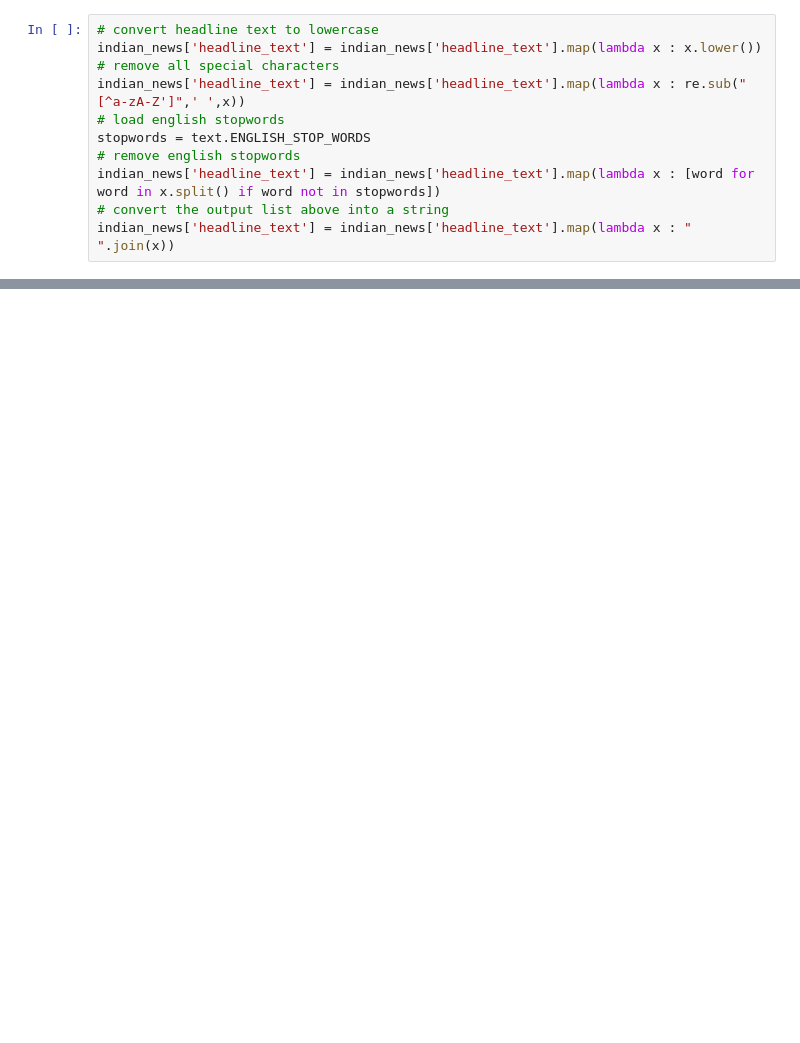
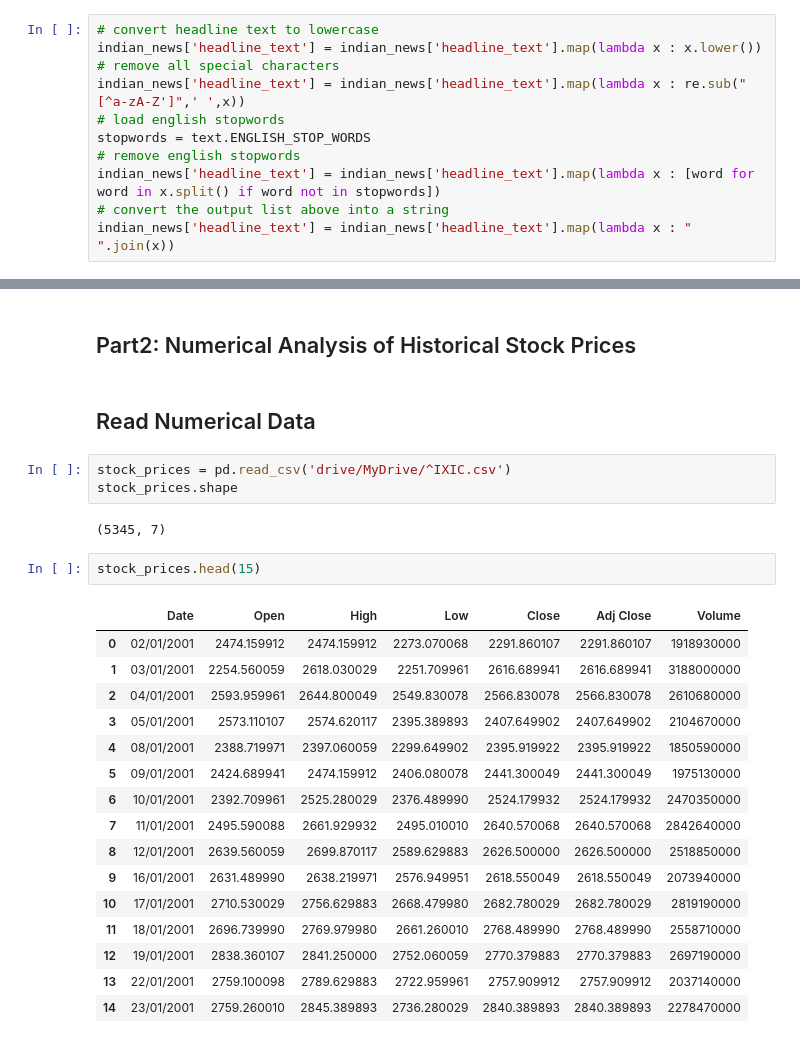
Before and after one commit to mahmoudkahled/Stock-Market-Prediction-using-Numerical-and-Textual-Analysis, a Jupyter notebook: Stock_Market_Prediction_using_Textual_and_Numerical_Analysis.ipynb, the cells around one changed output, grey strips where cells are left out. Cells and saved outputs as stored; diff of their text form; blank space fills up the shorter version.

```diff
--- a/Stock_Market_Prediction_using_Textual_and_Numerical_Analysis.ipynb
+++ b/Stock_Market_Prediction_using_Textual_and_Numerical_Analysis.ipynb
@@ -98,0 +154,28 @@ indian_news.head(15)
+# %% [markdown]
+## Part2: Numerical Analysis of Historical Stock Prices
+# %% [markdown]
+## Read Numerical Data
+# %%
+stock_prices = pd.read_csv('drive/MyDrive/^IXIC.csv')
+stock_prices.shape
+# %% [output]
+(5345, 7)
+# %%
+stock_prices.head(15)
+# %% [output]
+|  | Date | Open | High | Low | Close | Adj Close | Volume |
+| 0 | 02/01/2001 | 2474.159912 | 2474.159912 | 2273.070068 | 2291.860107 | 2291.860107 | 1918930000 |
+| 1 | 03/01/2001 | 2254.560059 | 2618.030029 | 2251.709961 | 2616.689941 | 2616.689941 | 3188000000 |
+| 2 | 04/01/2001 | 2593.959961 | 2644.800049 | 2549.830078 | 2566.830078 | 2566.830078 | 2610680000 |
+| 3 | 05/01/2001 | 2573.110107 | 2574.620117 | 2395.389893 | 2407.649902 | 2407.649902 | 2104670000 |
+| 4 | 08/01/2001 | 2388.719971 | 2397.060059 | 2299.649902 | 2395.919922 | 2395.919922 | 1850590000 |
+| 5 | 09/01/2001 | 2424.689941 | 2474.159912 | 2406.080078 | 2441.300049 | 2441.300049 | 1975130000 |
+| 6 | 10/01/2001 | 2392.709961 | 2525.280029 | 2376.489990 | 2524.179932 | 2524.179932 | 2470350000 |
+| 7 | 11/01/2001 | 2495.590088 | 2661.929932 | 2495.010010 | 2640.570068 | 2640.570068 | 2842640000 |
+| 8 | 12/01/2001 | 2639.560059 | 2699.870117 | 2589.629883 | 2626.500000 | 2626.500000 | 2518850000 |
+| 9 | 16/01/2001 | 2631.489990 | 2638.219971 | 2576.949951 | 2618.550049 | 2618.550049 | 2073940000 |
+| 10 | 17/01/2001 | 2710.530029 | 2756.629883 | 2668.479980 | 2682.780029 | 2682.780029 | 2819190000 |
+| 11 | 18/01/2001 | 2696.739990 | 2769.979980 | 2661.260010 | 2768.489990 | 2768.489990 | 2558710000 |
+| 12 | 19/01/2001 | 2838.360107 | 2841.250000 | 2752.060059 | 2770.379883 | 2770.379883 | 2697190000 |
+| 13 | 22/01/2001 | 2759.100098 | 2789.629883 | 2722.959961 | 2757.909912 | 2757.909912 | 2037140000 |
+| 14 | 23/01/2001 | 2759.260010 | 2845.389893 | 2736.280029 | 2840.389893 | 2840.389893 | 2278470000 |
```
Also changed, not shown: parts of 21 cells of this notebook.
